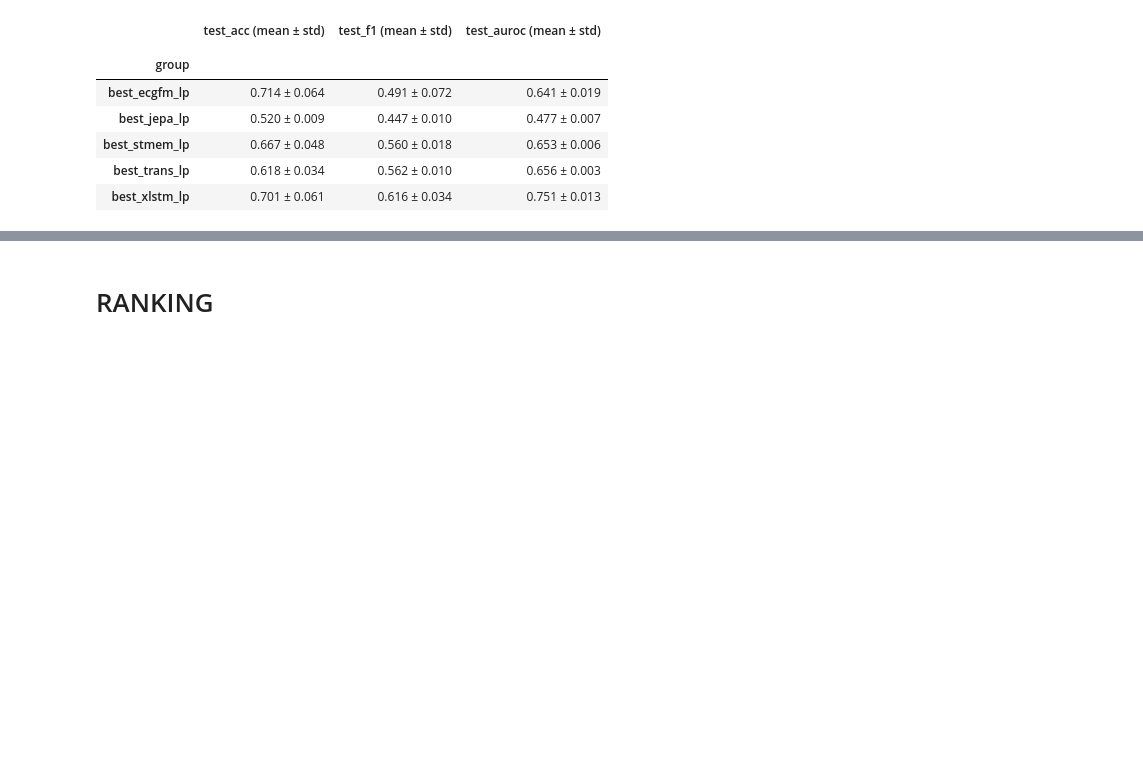
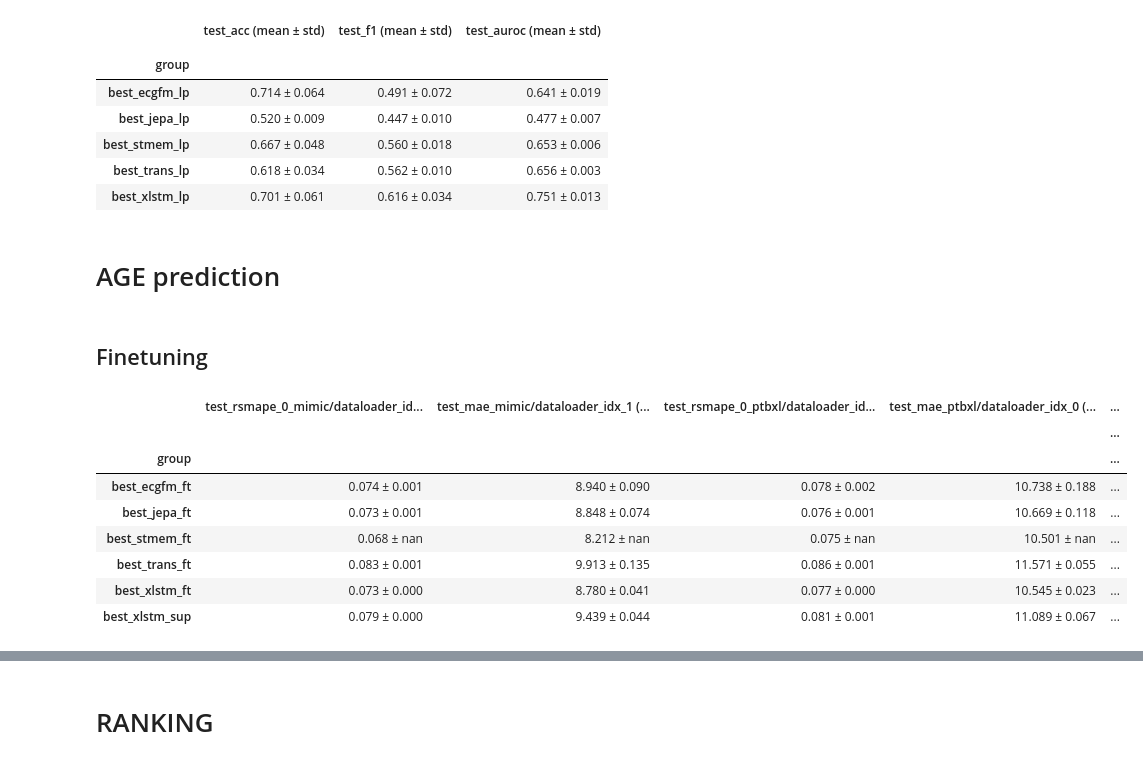
Before and after one commit to Lobster1911/bench-xecg-indian-benchmark, a Jupyter notebook: metrics.ipynb, the cells around one changed output, grey strips where cells are left out. Saved outputs shown, nothing was run; the diff lists cells and outputs as text; code cells hidden in the pictures; blank space fills up the shorter version.

Commit message:
added lab test task

```diff
--- a/metrics.ipynb
+++ b/metrics.ipynb
@@ -4,11 +4,14 @@ import pandas as pd
 from tqdm import tqdm
 import numpy as np
 
-def get_dataframe_from_records(records):
+def get_dataframe_from_records(records, add_custom_columns=None):
     """Convert records to a DataFrame."""
 
     # Create DataFrame
     df = pd.DataFrame(records)
+
+    if add_custom_columns:
+        df = add_custom_columns(df)
 
     # Group by group and calculate mean and std
     agg_df = df.groupby("group").agg(['mean', 'std'])
@@ -30,7 +33,7 @@ def get_dataframe_from_records(records):
     formatted_df = formatted_df.drop(columns=[(col, 'mean') for col in df.columns[1:]] + [(col, 'std') for col in df.columns[1:]])
     return formatted_df
 
-def get_records(project, metrics=[]):
+def get_records(project, metrics=[], verbose=False):
     # Authenticate (you must be logged in via wandb.login())
     api = wandb.Api()
 
@@ -58,6 +61,11 @@ def get_records(project, metrics=[]):
         }
 
         # Extract your test metrics — replace with your actual metric names
+        if verbose:
+            print(f"Processing run {run.id} in group '{group}'")
+            # print metrics of the run
+            print("Metrics:", [key for key in run.summary.keys() if key.startswith("test_")])
+
         for metric in metrics:
             if metric not in run.summary:
                 print(f"Warning: Metric '{metric}' not found in run {run.id}.")
@@ -419,3 +427,34 @@ styled_df_ppg_lp
 | best_stmem_lp | 0.667 ± 0.048 | 0.560 ± 0.018 | 0.653 ± 0.006 |
 | best_trans_lp | 0.618 ± 0.034 | 0.562 ± 0.010 | 0.656 ± 0.003 |
 | best_xlstm_lp | 0.701 ± 0.061 | 0.616 ± 0.034 | 0.751 ± 0.013 |
+# %% [markdown]
+# AGE prediction
+# %%
+records_age = get_records("train-age", metrics=[
+    "test_rsmape_0_mimic/dataloader_idx_1", "test_mae_mimic/dataloader_idx_1",
+    "test_rsmape_0_ptbxl/dataloader_idx_0", "test_mae_ptbxl/dataloader_idx_0",
+    "test_rsmape_0_cpsc/dataloader_idx_2", "test_mae_cpsc/dataloader_idx_2"])
+
+def add_mean(df):
+    df['mean_mae'] = (df['test_mae_mimic/dataloader_idx_1'] + df['test_mae_ptbxl/dataloader_idx_0'] + df['test_mae_cpsc/dataloader_idx_2']) / 3
+    df['mean_rsmape'] = (df['test_rsmape_0_mimic/dataloader_idx_1'] + df['test_rsmape_0_ptbxl/dataloader_idx_0'] + df['test_rsmape_0_cpsc/dataloader_idx_2']) / 3
+    return df
+
+formatted_df_age = get_dataframe_from_records(records_age, add_custom_columns=add_mean)
+# %% [markdown]
+## Finetuning
+# %%
+age_ft = formatted_df_age[formatted_df_age.index.isin(ft_groups)]
+# add two column, one for the average of mae and one for the average of rsmape
+styled_df_age_ft = age_ft.style.apply(style_mean_column)
+styled_df_age_ft
+# %% [output]
+|  | test_rsmape_0_mimic/dataloader_id... | test_mae_mimic/dataloader_idx_1 (... | test_rsmape_0_ptbxl/dataloader_id... | test_mae_ptbxl/dataloader_idx_0 (... | ... |
+|  |  |  |  |  | ... |
+| group |  |  |  |  | ... |
+| best_ecgfm_ft | 0.074 ± 0.001 | 8.940 ± 0.090 | 0.078 ± 0.002 | 10.738 ± 0.188 | ... |
+| best_jepa_ft | 0.073 ± 0.001 | 8.848 ± 0.074 | 0.076 ± 0.001 | 10.669 ± 0.118 | ... |
+| best_stmem_ft | 0.068 ± nan | 8.212 ± nan | 0.075 ± nan | 10.501 ± nan | ... |
+| best_trans_ft | 0.083 ± 0.001 | 9.913 ± 0.135 | 0.086 ± 0.001 | 11.571 ± 0.055 | ... |
+| best_xlstm_ft | 0.073 ± 0.000 | 8.780 ± 0.041 | 0.077 ± 0.000 | 10.545 ± 0.023 | ... |
+| best_xlstm_sup | 0.079 ± 0.000 | 9.439 ± 0.044 | 0.081 ± 0.001 | 11.089 ± 0.067 | ... |
```
Also changed, not shown: parts of 3 cells of this notebook, 9 other files.
